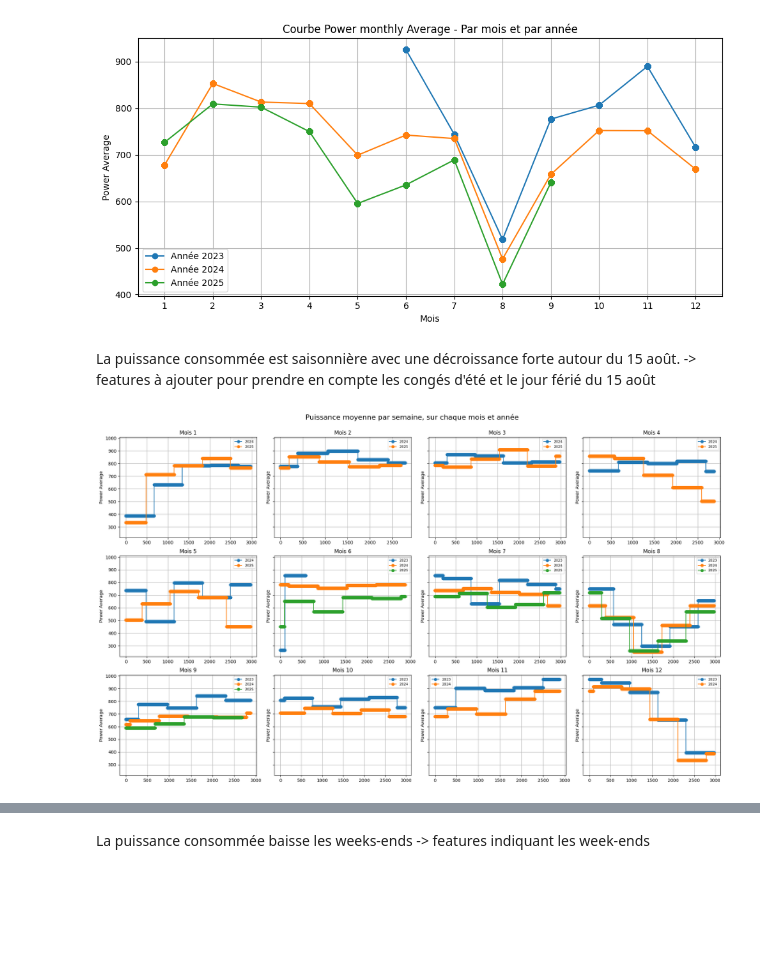
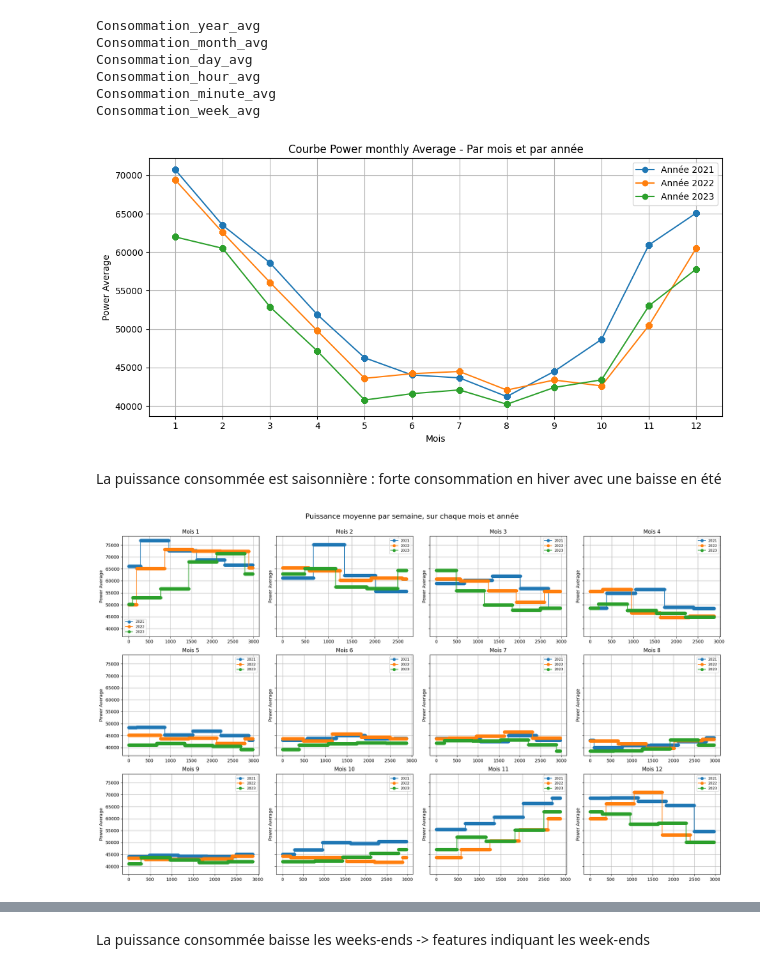
Before and after one commit to Tiphainell/RTE_Consumption_forecast, a Jupyter notebook: Notebooks/Exploration.ipynb, the cells around one changed output, grey strips where cells are left out. Cells and saved outputs as stored; diff of their text form; code cells hidden in the pictures; blank space fills up the shorter version.

```diff
--- a/Notebooks/Exploration.ipynb
+++ b/Notebooks/Exploration.ipynb
@@ -21,11 +22,7 @@ import matplotlib.pyplot as plt
 from pathlib import Path
 # %%
 # chargement des données de puissance
-data_power = pd.read_csv("../data/power.csv")
 
-
-
-#Ajout de features à partir du time stamp ( year, month ...)
-data_power=add_temporal_features(data_power,"start_date")
-data_power
+data_power=concatenate_and_format_rte_files("/home/tiphainell/Documents/3.Energy_RTE/data_processed")#
+data_power[data_power["Consommation"].isna()]
 # %% [output]
@@ -44,0 +30,3 @@ data_power
+# %%
+#Ajout de features à partir du time stamp ( year, month ...)
+data_power=add_temporal_features(data_power,"timestamp","Consommation")
@@ -45,7 +49,14 @@ data_power
 # %%
 #Calcul de la puissance moyenne à differentes frequences (mensuelle, hebdomadaire, journalière ...) pur observer les tendances
 #
-data_power=compute_mean_freq_dynamic(data_power)
+data_power=compute_mean_freq_dynamic(data_power,column_consommation="Consommation")
+# %% [output]
+Consommation_year_avg
+Consommation_month_avg
+Consommation_day_avg
+Consommation_hour_avg
+Consommation_minute_avg
+Consommation_week_avg
 # %%
 # Graphique de la puissance mensuelle sur les données
 #
@@ -57,7 +68,7 @@ for year in sorted(data_power["year"].unique()):
 
     plt.plot(
         df_year["month"],
-        df_year["average_imported_power_kw_month_avg"],
+        df_year["Consommation_month_avg"],
         marker='o',
         linestyle='-',
         label=f"Année {year}"
@@ -72,38 +83,38 @@ plt.legend()
 plt.tight_layout()
 plt.show()
 # %% [output]
-[figure, old version]
+[figure, new version]
 # %% [markdown]
-La puissance consommée est saisonnière avec une décroissance forte autour du 15 août. -> features à ajouter pour prendre en compte les congés d'été et le jour férié du 15 août
+La puissance consommée est saisonnière : forte consommation en hiver avec une baisse en été
 # %%
 # Analyse de la puissance moyenne par semaine sur chaque mois
 fig, axes = plt.subplots(3, 4, figsize=(20, 12), sharey=True)  # 3 lignes, 4 colonnes
 
 for month in range(1, 13):
     ax = axes[(month-1)//4, (month-1)%4]  # Sélection du subplot
 
     # Filtrer pour le mois courant
     df_month = data_power[data_power["month"] == month]
 
     # Boucle sur chaque année
     for year in sorted(df_month["year"].unique()):
         df_year = df_month[df_month["year"] == year].reset_index(drop=True)
 
         ax.plot(
-            df_year["average_imported_power_kw_week_avg"],
+            df_year["Consommation_week_avg"],
             marker='o',
             linestyle='-',
             label=f"{year}"
         )
 
     ax.set_title(f"Mois {month}")
     ax.set_ylabel("Power Average")
     ax.grid(True)
     ax.legend(fontsize=8)
 
 plt.tight_layout()
 fig.suptitle("Puissance moyenne par semaine, sur chaque mois et année", fontsize=16)
 plt.subplots_adjust(top=0.92)
 plt.show()
 # %% [output]
-[figure, old version]
+[figure, new version]
```
Also changed, not shown: parts of 10 cells of this notebook, 6 other files.
